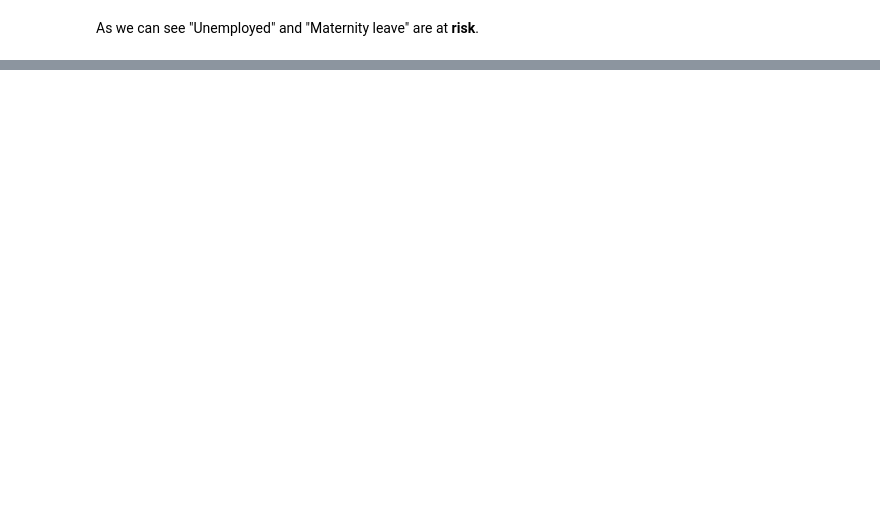
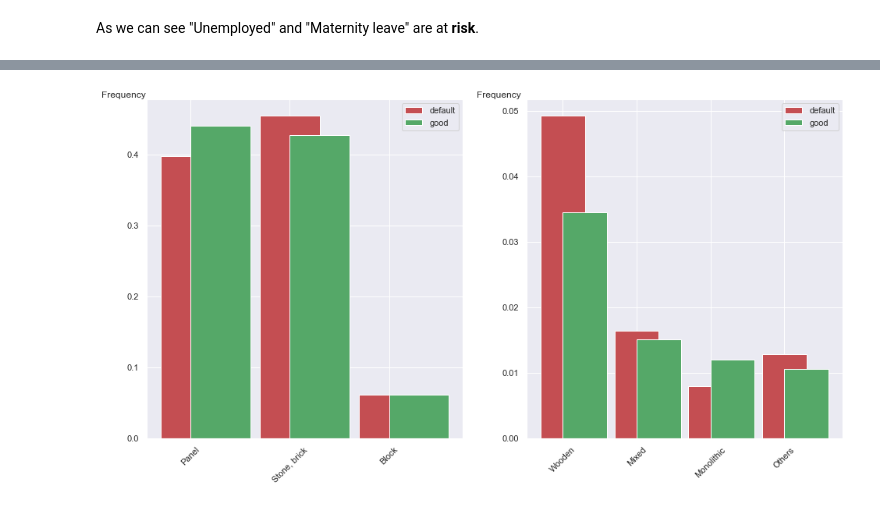
Before and after one commit to lasados/HomeCreditScoring, a Jupyter notebook: EDA.ipynb, the cells around one changed output, grey strips where cells are left out. Cells and saved outputs as stored; diff of their text form; code cells hidden in the pictures; blank space fills up the shorter version.

```diff
--- a/EDA.ipynb
+++ b/EDA.ipynb
@@ -261,0 +297,4 @@ As we can see "Unemployed" and "Maternity leave" are at **risk**.
+# %%
+plot_distbars('WALLSMATERIAL_MODE')
+# %% [output]
+[figure, added]
```
Also changed, not shown: parts of 8 cells of this notebook.
